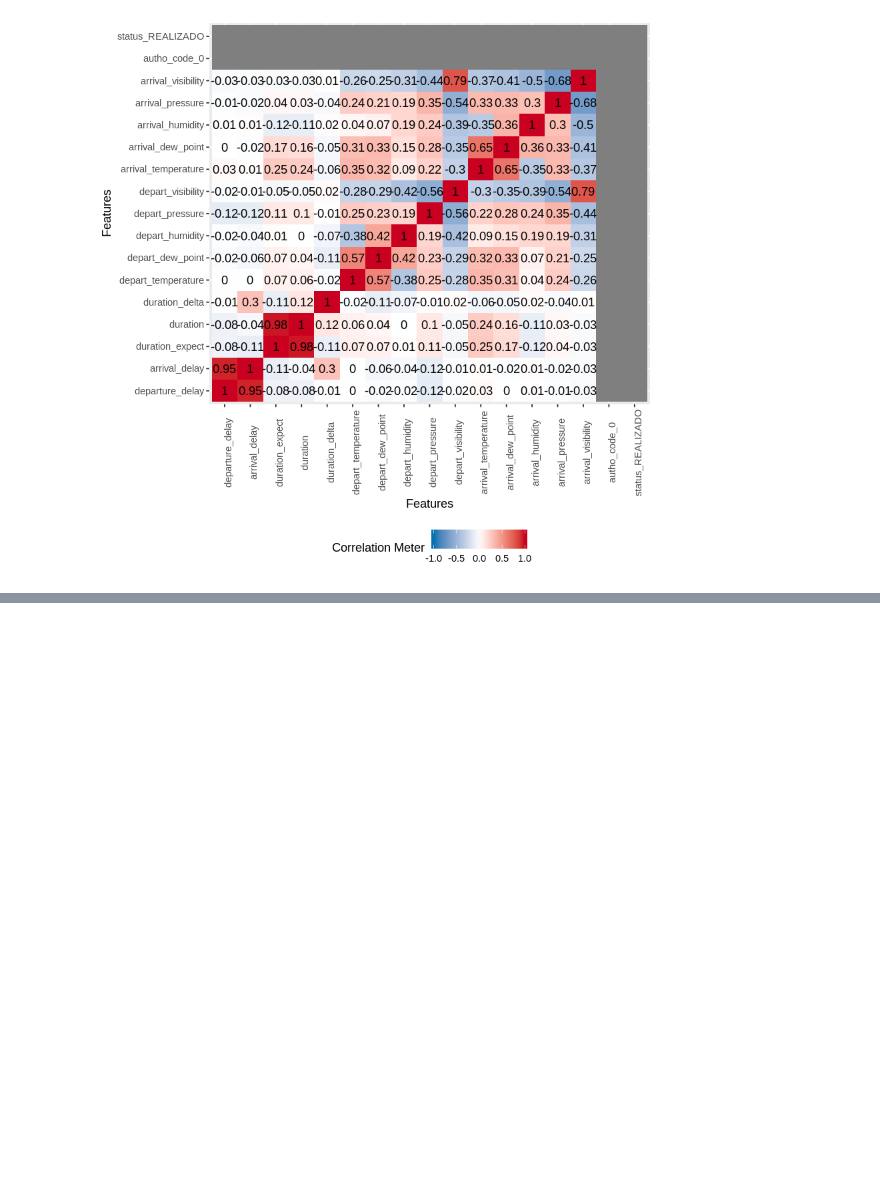
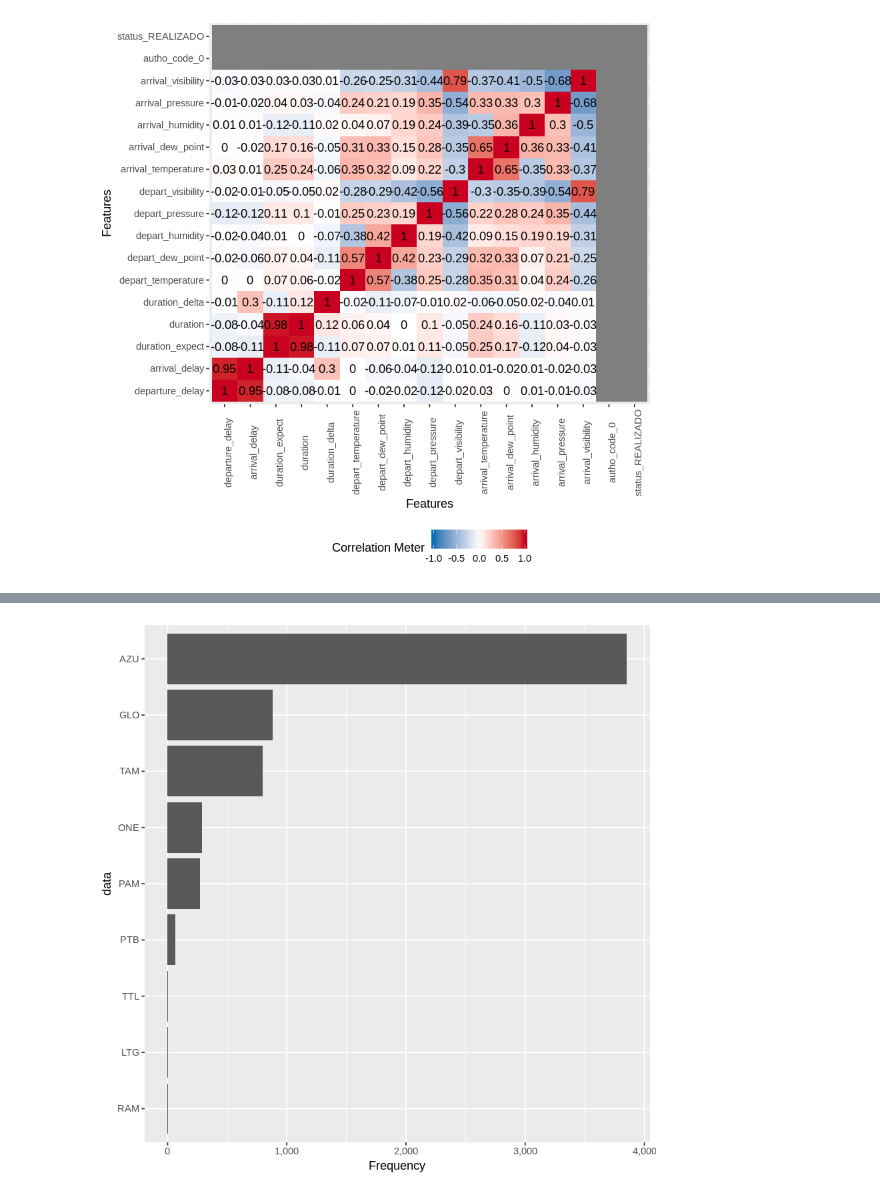
Before and after one commit to jcolares/DM2018, a Jupyter notebook: raphael.ipynb, the cells around one changed output, grey strips where cells are left out. Saved outputs shown, nothing was run; the diff lists cells and outputs as text; code cells hidden in the pictures; blank space fills up the shorter version.

```diff
--- a/raphael.ipynb
+++ b/raphael.ipynb
@@ -114,0 +146,4 @@ Warning message in cor(final_data, ...):
+# %%
+plot_bar(vrawu17$icao_empresa)
+# %% [output]
+[figure, added]
```
Also changed, not shown: parts of 12 cells of this notebook.
